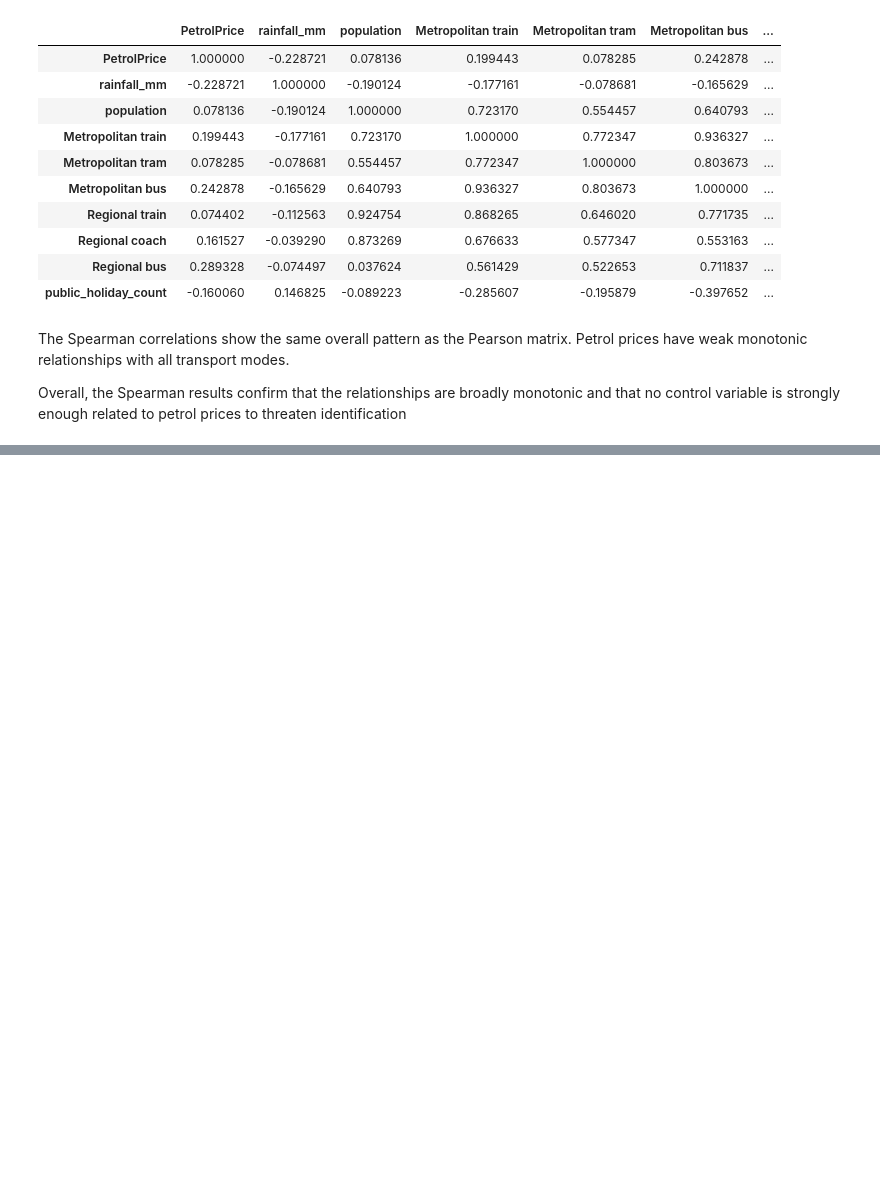
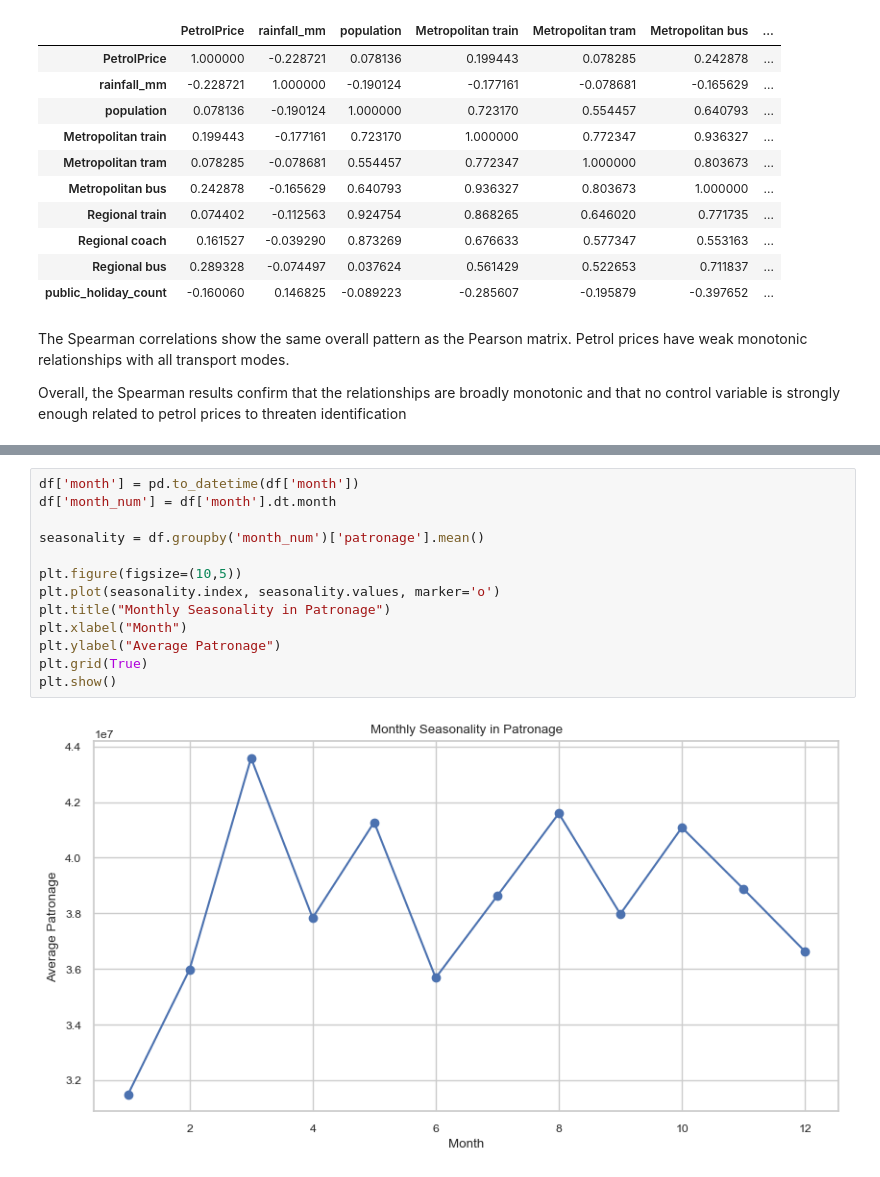
Before and after one commit to ribhhutcheson/ecc3479-project, a Jupyter notebook: EDA.ipynb, the cells around one changed output, grey strips where cells are left out. Cells and saved outputs as stored; diff of their text form; blank space fills up the shorter version.

```diff
--- a/EDA.ipynb
+++ b/EDA.ipynb
@@ -291,0 +325,15 @@ Overall, the Spearman results confirm that the relationships are broadly monoton
+# %%
+df['month'] = pd.to_datetime(df['month'])
+df['month_num'] = df['month'].dt.month
+
+seasonality = df.groupby('month_num')['patronage'].mean()
+
+plt.figure(figsize=(10,5))
+plt.plot(seasonality.index, seasonality.values, marker='o')
+plt.title("Monthly Seasonality in Patronage")
+plt.xlabel("Month")
+plt.ylabel("Average Patronage")
+plt.grid(True)
+plt.show()
+# %% [output]
+[figure, added]
```
Also changed, not shown: parts of 6 cells of this notebook.
